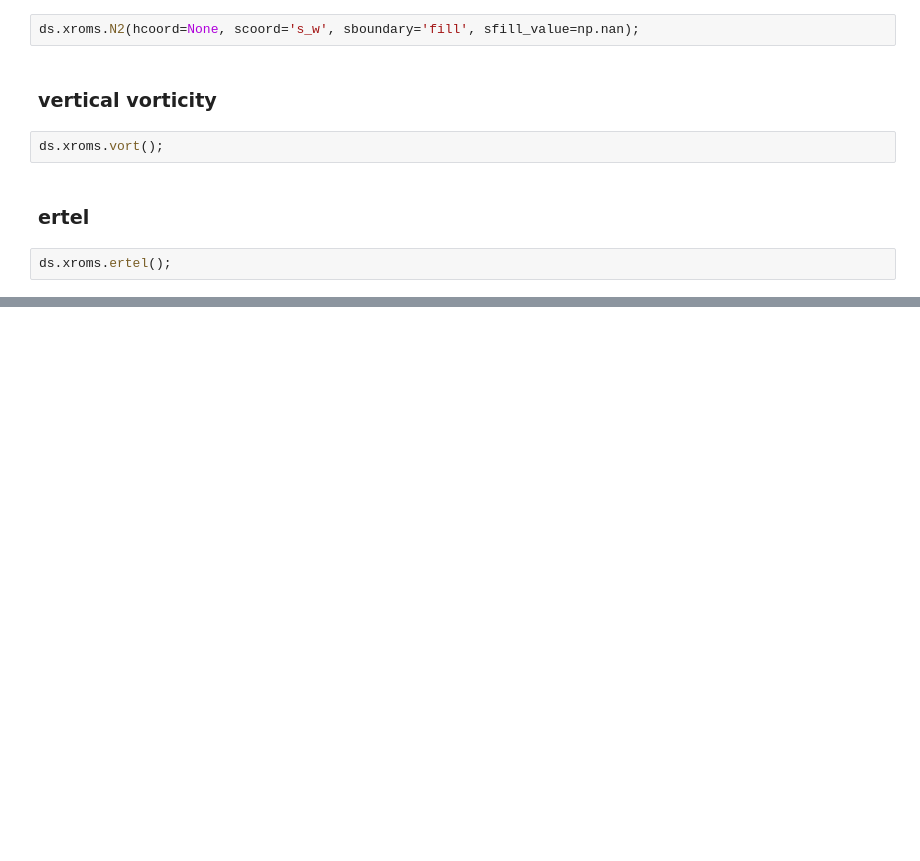
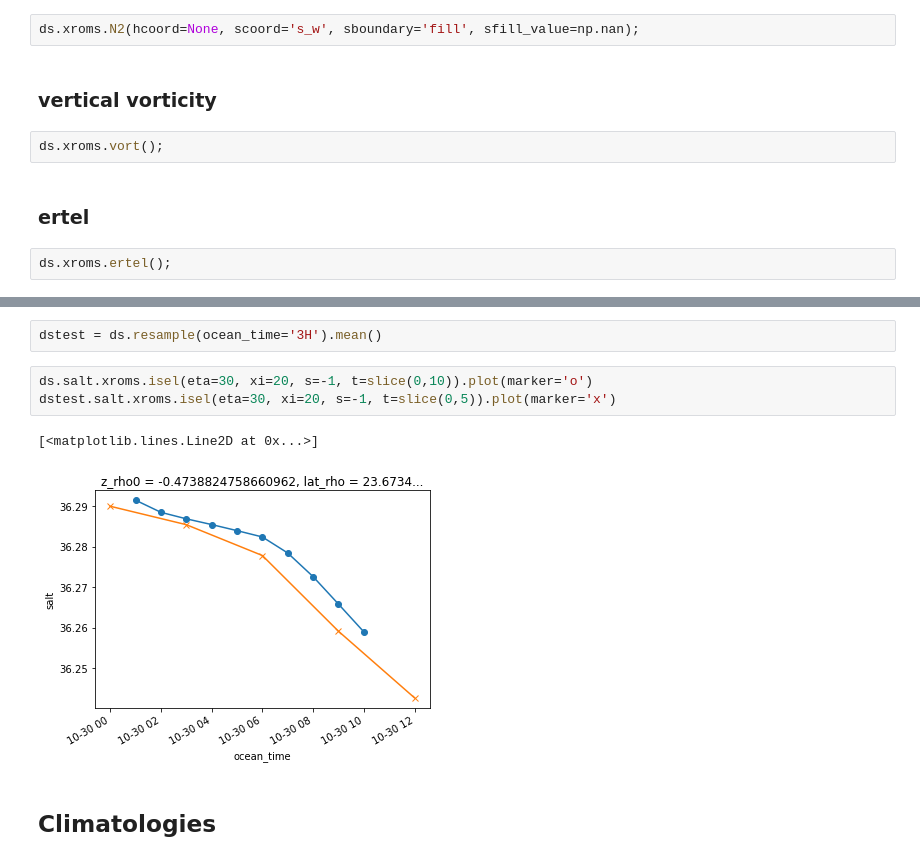
Before and after one commit to xoceanmodel/xroms, a Jupyter notebook: examples/calc.ipynb, the cells around one changed output, grey strips where cells are left out. Cells and saved outputs as stored; diff of their text form; blank space fills up the shorter version.

```diff
--- a/examples/calc.ipynb
+++ b/examples/calc.ipynb
@@ -121,0 +185,10 @@ ds.xroms.ertel();
+# %%
+dstest = ds.resample(ocean_time='3H').mean()
+# %%
+ds.salt.xroms.isel(eta=30, xi=20, s=-1, t=slice(0,10)).plot(marker='o')
+dstest.salt.xroms.isel(eta=30, xi=20, s=-1, t=slice(0,5)).plot(marker='x')
+# %% [output]
+[<matplotlib.lines.Line2D at 0x...>]
+[figure, added]
+# %% [markdown]
+## Climatologies
```
Also changed, not shown: parts of 23 cells of this notebook.
